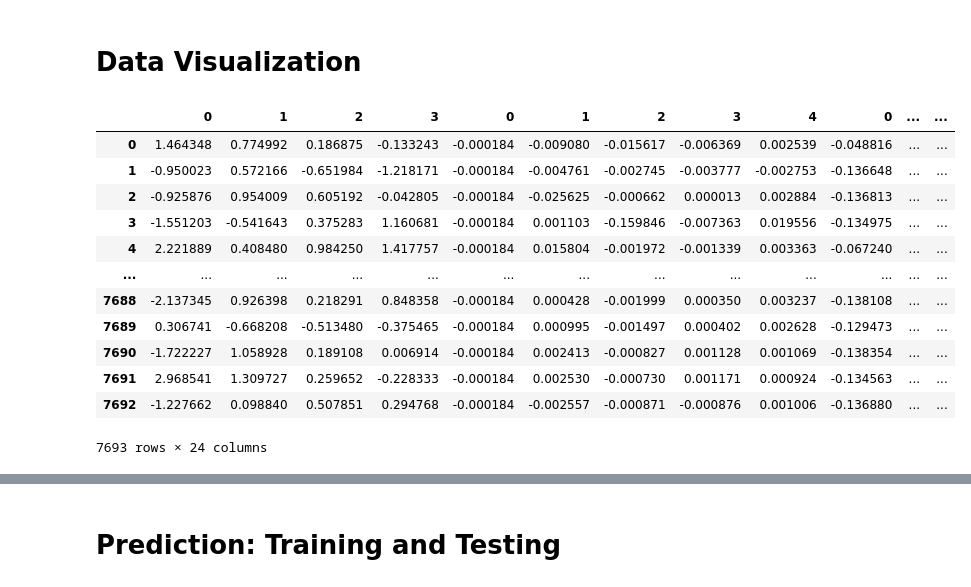
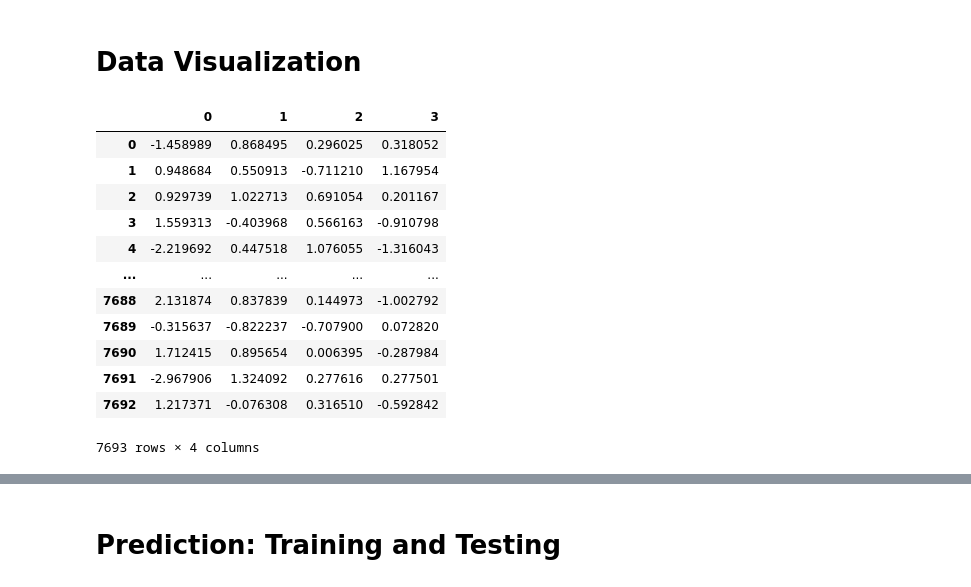
Before and after one commit to Pseudonymous-gdy/Machine-Learning, a Jupyter notebook: Project/Machine_Learning_Project.ipynb, the cells around one changed output, grey strips where cells are left out. Cells and saved outputs as stored; diff of their text form; code cells hidden in the pictures.

```diff
--- a/Project/Machine_Learning_Project.ipynb
+++ b/Project/Machine_Learning_Project.ipynb
@@ -804,67 +819,40 @@ data_no_low_importance[remaining_cat_cols]
 # %%
 df=data_no_low_importance
 # use LDA to pick out important features
 from sklearn.discriminant_analysis import LinearDiscriminantAnalysis as LDA
-from sklearn.decomposition import KernelPCA
-from sklearn.decomposition import FastICA
-from sklearn.decomposition import NMF
-from sklearn.decomposition import SparsePCA
 
 # Identify the correct target column for LDA
 target_col = df['sfdm2']
 
 # Prepare X and y for LDA
 df = df.drop(columns=['sfdm2'])
 X_lda_input = df.select_dtypes('number').copy()
 y_lda = target_col
 
 # LDA: n_components must be <= min(n_features, n_classes - 1)
 n_classes = len(np.unique(y_lda))
 n_features = X_lda_input.shape[1]
 max_components = min(n_features, n_classes - 1)
 lda = LDA(solver='svd',n_components=max_components)
 X_lda = lda.fit_transform(X_lda_input, y_lda)
-
-# Kernel PCA
-kpca = KernelPCA(n_components=5, kernel='rbf')
-# Kernel PCA
-X_kpca = kpca.fit_transform(X_lda_input)
-
-# FastICA
-fastica = FastICA(n_components=5, random_state=42)
-X_fastica = fastica.fit_transform(X_lda_input)
-X_fastica = pd.DataFrame(X_fastica)
-
-# NMF (requires non-negative data)
-X_nmf_input = X_lda_input.clip(lower=0)  # Ensure non-negativity
-nmf = NMF(n_components=5, init='random', random_state=42, max_iter=500)
-X_nmf = nmf.fit_transform(X_nmf_input)
-X_nmf = pd.DataFrame(X_nmf)
-
-# Sparse PCA
-spca = SparsePCA(n_components=5, random_state=42)
-X_spca = spca.fit_transform(X_lda_input)
-X_spca = pd.DataFrame(X_spca)
-
-X_kpca = pd.DataFrame(X_kpca)
 # Convert X_lda to DataFrame before concatenation
 X_lda_df = pd.DataFrame(X_lda)
-lda_df = pd.concat([X_lda_df, X_kpca, X_fastica, X_nmf, X_spca], axis=1)
+lda_df = pd.concat([X_lda_df], axis=1)
 lda_df
 # %% [output]
-|  | 0 | 1 | 2 | 3 | 0 | 1 | 2 | 3 | 4 | 0 | ... | ... |
-| 0 | 1.464348 | 0.774992 | 0.186875 | -0.133243 | -0.000184 | -0.009080 | -0.015617 | -0.006369 | 0.002539 | -0.048816 | ... | ... |
-| 1 | -0.950023 | 0.572166 | -0.651984 | -1.218171 | -0.000184 | -0.004761 | -0.002745 | -0.003777 | -0.002753 | -0.136648 | ... | ... |
-| 2 | -0.925876 | 0.954009 | 0.605192 | -0.042805 | -0.000184 | -0.025625 | -0.000662 | 0.000013 | 0.002884 | -0.136813 | ... | ... |
-| 3 | -1.551203 | -0.541643 | 0.375283 | 1.160681 | -0.000184 | 0.001103 | -0.159846 | -0.007363 | 0.019556 | -0.134975 | ... | ... |
-| 4 | 2.221889 | 0.408480 | 0.984250 | 1.417757 | -0.000184 | 0.015804 | -0.001972 | -0.001339 | 0.003363 | -0.067240 | ... | ... |
-| ... | ... | ... | ... | ... | ... | ... | ... | ... | ... | ... | ... | ... |
-| 7688 | -2.137345 | 0.926398 | 0.218291 | 0.848358 | -0.000184 | 0.000428 | -0.001999 | 0.000350 | 0.003237 | -0.138108 | ... | ... |
-| 7689 | 0.306741 | -0.668208 | -0.513480 | -0.375465 | -0.000184 | 0.000995 | -0.001497 | 0.000402 | 0.002628 | -0.129473 | ... | ... |
-| 7690 | -1.722227 | 1.058928 | 0.189108 | 0.006914 | -0.000184 | 0.002413 | -0.000827 | 0.001128 | 0.001069 | -0.138354 | ... | ... |
-| 7691 | 2.968541 | 1.309727 | 0.259652 | -0.228333 | -0.000184 | 0.002530 | -0.000730 | 0.001171 | 0.000924 | -0.134563 | ... | ... |
-| 7692 | -1.227662 | 0.098840 | 0.507851 | 0.294768 | -0.000184 | -0.002557 | -0.000871 | -0.000876 | 0.001006 | -0.136880 | ... | ... |
+|  | 0 | 1 | 2 | 3 |
+| 0 | -1.458989 | 0.868495 | 0.296025 | 0.318052 |
+| 1 | 0.948684 | 0.550913 | -0.711210 | 1.167954 |
+| 2 | 0.929739 | 1.022713 | 0.691054 | 0.201167 |
+| 3 | 1.559313 | -0.403968 | 0.566163 | -0.910798 |
+| 4 | -2.219692 | 0.447518 | 1.076055 | -1.316043 |
+| ... | ... | ... | ... | ... |
+| 7688 | 2.131874 | 0.837839 | 0.144973 | -1.002792 |
+| 7689 | -0.315637 | -0.822237 | -0.707900 | 0.072820 |
+| 7690 | 1.712415 | 0.895654 | 0.006395 | -0.287984 |
+| 7691 | -2.967906 | 1.324092 | 0.277616 | 0.277501 |
+| 7692 | 1.217371 | -0.076308 | 0.316510 | -0.592842 |
-7693 rows × 24 columns
+7693 rows × 4 columns
 # %%
 from sklearn.manifold import TSNE
 from sklearn.preprocessing import StandardScaler
```
Also changed, not shown: parts of 17 cells of this notebook, 2 other files.
